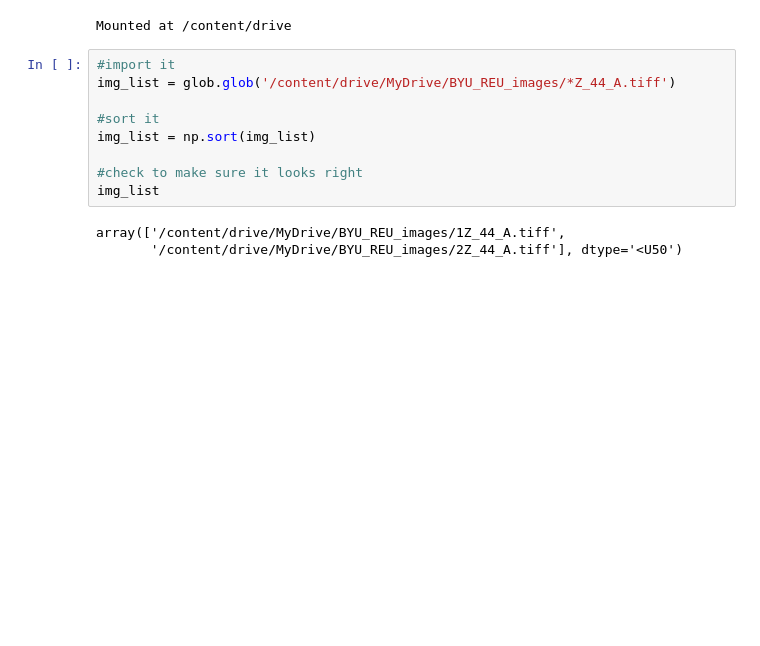
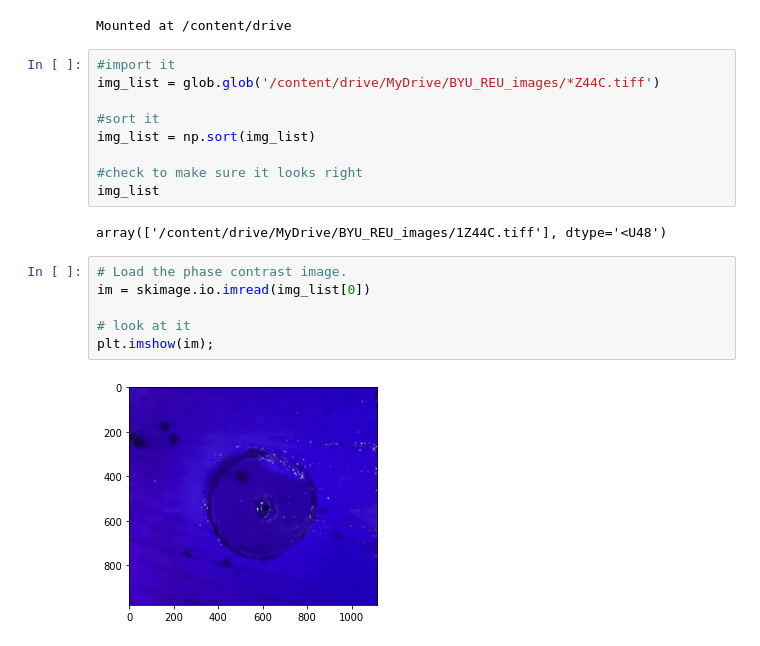
Before and after one commit to lmkelly16/BYU-REU-2022, a Jupyter notebook: ZOI_44_C.ipynb, the cells around one changed output. Cells and saved outputs as stored; diff of their text form; blank space fills up the shorter version.

```diff
--- a/ZOI_44_C.ipynb
+++ b/ZOI_44_C.ipynb
@@ -22,7 +22,7 @@ drive.mount('/content/drive')
 Mounted at /content/drive
 # %%
 #import it
-img_list = glob.glob('/content/drive/MyDrive/BYU_REU_images/*Z_44_A.tiff')
+img_list = glob.glob('/content/drive/MyDrive/BYU_REU_images/*Z44C.tiff')
 
 #sort it
 img_list = np.sort(img_list)
@@ -30,5 +30,12 @@ img_list = np.sort(img_list)
 #check to make sure it looks right
 img_list
 # %% [output]
-array(['/content/drive/MyDrive/BYU_REU_images/1Z_44_A.tiff',
-       '/content/drive/MyDrive/BYU_REU_images/2Z_44_A.tiff'], dtype='<U50')
+array(['/content/drive/MyDrive/BYU_REU_images/1Z44C.tiff'], dtype='<U48')
+# %%
+# Load the phase contrast image.
+im = skimage.io.imread(img_list[0])
+
+# look at it
+plt.imshow(im);
+# %% [output]
+[figure, added]
```
Also changed, not shown: parts of 3 cells of this notebook.
